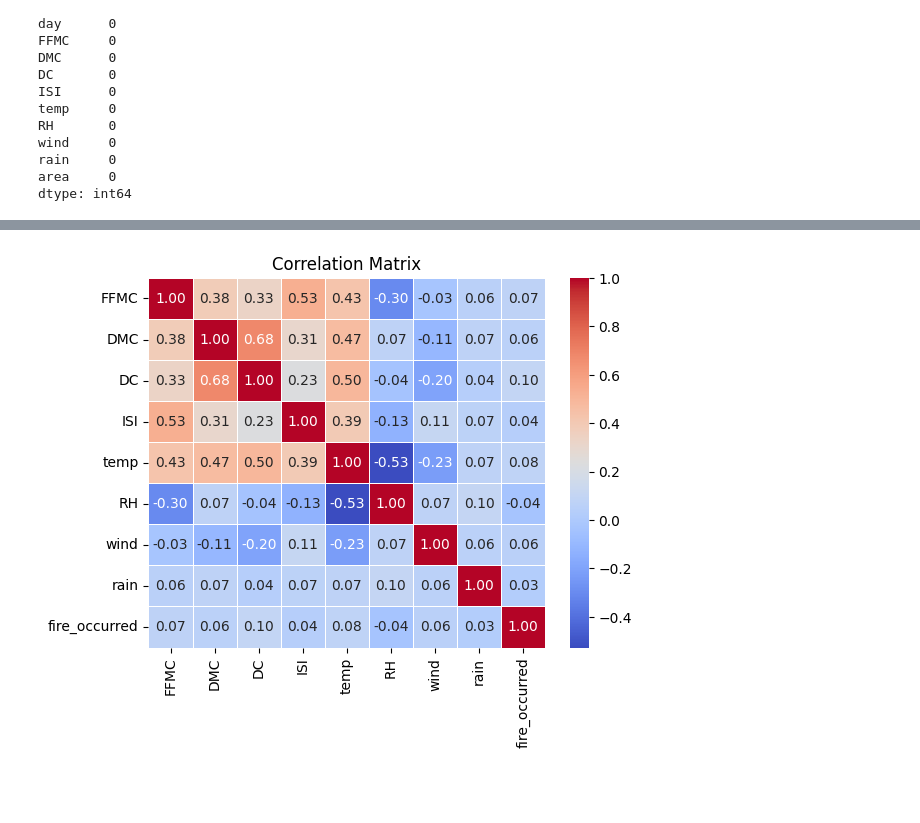
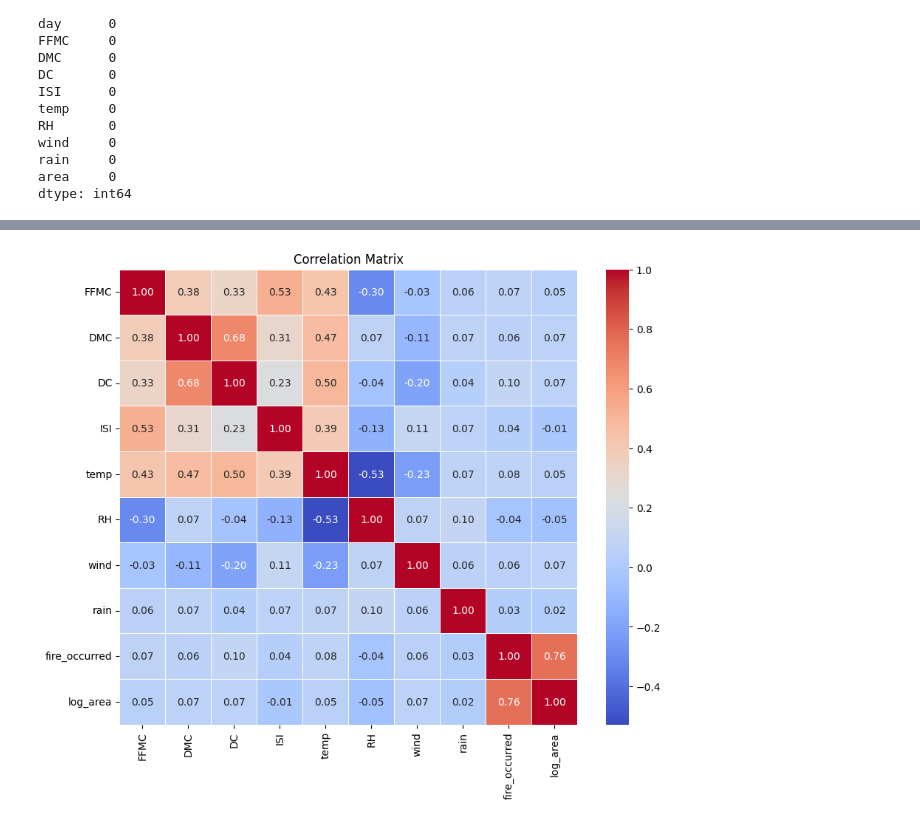
Before and after one commit to parteeksingh24/ECS171-Final-Project, a Jupyter notebook: ForestFiresProject.ipynb, the cells around one changed output, grey strips where cells are left out. Saved outputs shown, nothing was run; the diff lists cells and outputs as text; code cells hidden in the pictures; blank space fills up the shorter version.

Commit message:
Updated MLP Model
Added visualization code, updated correlation matrix

```diff
--- a/ForestFiresProject.ipynb
+++ b/ForestFiresProject.ipynb
@@ -73,9 +72,18 @@ rain     0
 area     0
 dtype: int64
 # %%
+# Visualize data distribution
+
 # Create binary target variable -- has a fire occured or not?
 df_forest_fires['fire_occurred'] = df_forest_fires['area'].apply(lambda x: 1 if x > 0 else 0)
 # Column based on the Area > 0 or = 0
 
-print(df_forest_fires.head())
+# Display 'area' (target variable) using a histogram
+# Apply  log transformation to 'area' to reduce skewness, improve visualization
+df_forest_fires['log_area'] = np.log1p(df_forest_fires['area'])
+sns.histplot(df_forest_fires['log_area'], kde=True)
+plt.title('(Log-transformed) Distribution of Burned Area')
+plt.xlabel('Log-Area')
+plt.ylabel('Frequency')
+plt.show()
 # %% [output]
@@ -95,9 +91,18 @@ print(df_forest_fires.head())
 # %%
-# Explore variable correlations
-df_forest_fires_cont_vars = df_forest_fires.drop(columns = ['X', 'Y', 'month', 'day', 'area'])
-cont_vars_corr_matrix = df_forest_fires_cont_vars.corr()
-heatmap = sns.heatmap(cont_vars_corr_matrix, annot=True, cmap='coolwarm', fmt=".2f", linewidths=.5)
+# Explore variable correlations:
+
+#df_forest_fires_cont_vars = df_forest_fires.drop(columns = ['X', 'Y', 'month', 'day', 'area'])
+#cont_vars_corr_matrix = df_forest_fires_cont_vars.corr()
+#heatmap = sns.heatmap(cont_vars_corr_matrix, annot=True, cmap='coolwarm', fmt=".2f", linewidths=.5)
+
+# Update matrix to analyze log_area
+correlation_matrix = df_forest_fires.drop(columns=['X', 'Y', 'month', 'day', 'area']).corr()
+target_correlation = correlation_matrix['log_area'].sort_values(ascending=False)
+
+# Display heatmap
+plt.figure(figsize=(10, 8))
+sns.heatmap(correlation_matrix, annot=True, cmap='coolwarm', fmt=".2f", linewidths=.5)
 plt.title('Correlation Matrix')
 plt.show()
 # %% [output]
-[figure, old version]
+[figure, new version]
```
Also changed, not shown: parts of 9 cells of this notebook.
